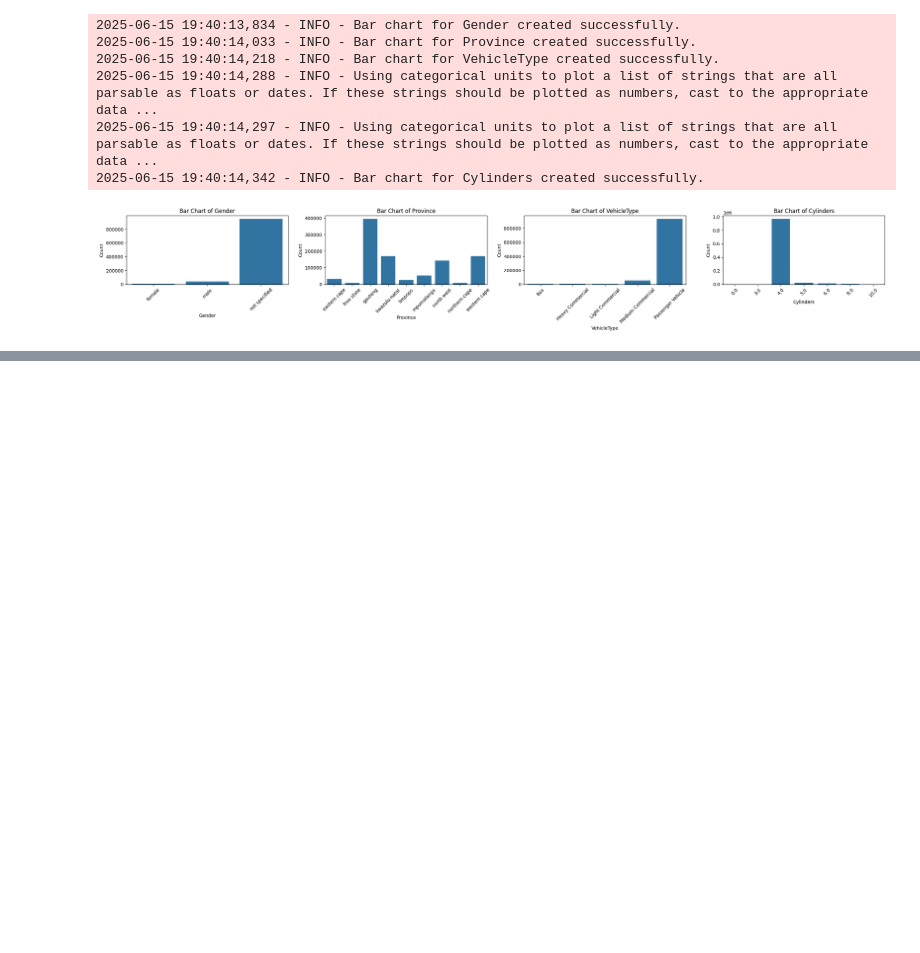
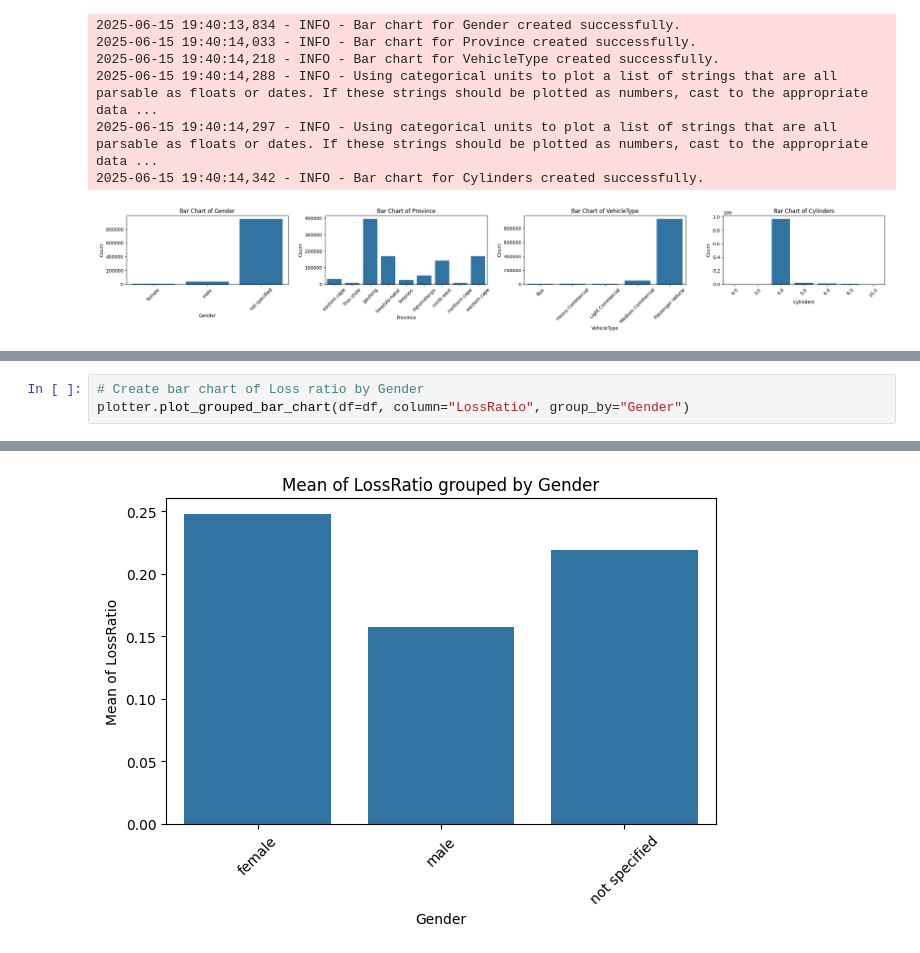
Before and after one commit to Ty-Miki/Insurance-risk-analysis, a Jupyter notebook: notebooks/EDA.ipynb, the cells around one changed output, grey strips where cells are left out. Drawn from its saved outputs; the diff is of its cells as text; blank space fills up the shorter version.

```diff
--- a/notebooks/EDA.ipynb
+++ b/notebooks/EDA.ipynb
@@ -135,0 +153,4 @@ plotter.plot_bar_chart(df=df, columns=["Gender", "Province", "VehicleType", "Cyl
+# %%
+# Create bar chart of Loss ratio by Gender
+plotter.plot_grouped_bar_chart(df=df, column="LossRatio", group_by="Gender")
+# %% [output]
@@ -135,0 +158 @@ plotter.plot_bar_chart(df=df, columns=["Gender", "Province", "VehicleType", "Cyl
+[figure, added]
```
Also changed, not shown: parts of 8 cells of this notebook, 1 other file.
